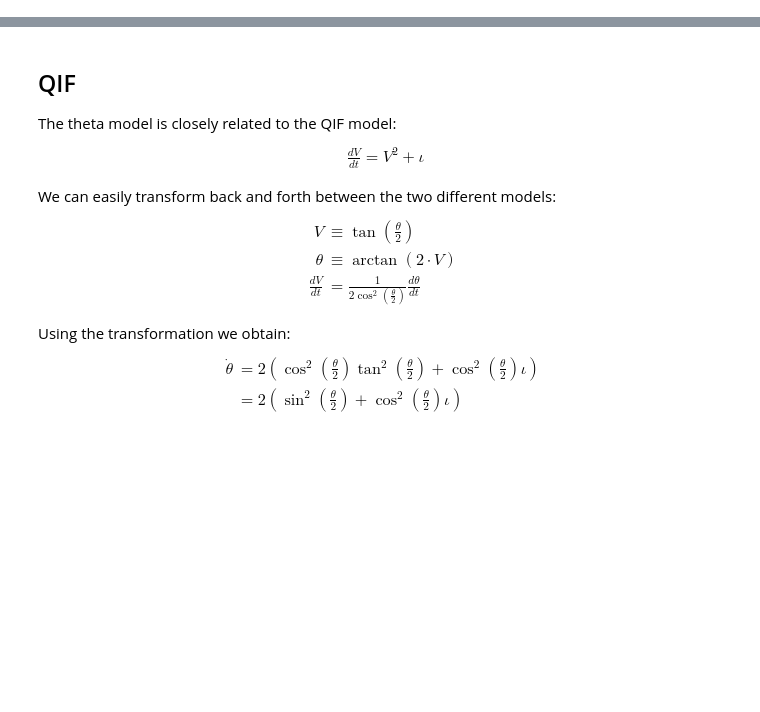
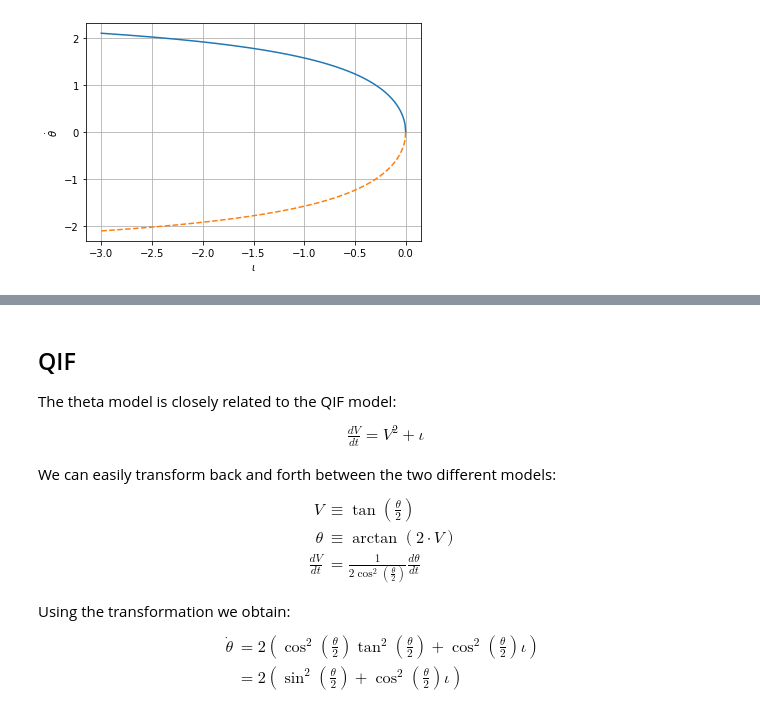
Before and after one commit to simonaertssen/AdaptiveNeuronalNetworks, a Jupyter notebook: Notes.ipynb, the cells around one changed output, grey strips where cells are left out. Saved outputs shown, nothing was run; the diff lists cells and outputs as text; code cells hidden in the pictures; blank space fills up the shorter version.

Commit message:
Notes not updated in a long time, added extra fI plot and started new script for analytical solution

```diff
--- a/Notes.ipynb
+++ b/Notes.ipynb
@@ -34 +44,11 @@ Where $j = \sqrt{-1}$.
 ![Testing the model equilibria](Figures/ThetaModelEquilibriumPoints.png)
+# %%
+x = np.linspace(-3, 0, 500)
+y = np.arccos((x + 1)/(1 - x))
+plt.grid(True)
+plt.plot(x,y);
+plt.plot(x,-y, '--');
+plt.xlabel(r"$\iota$")
+plt.ylabel(r"$\dot{\theta}$");
+# %% [output]
+[figure, added]
```
Also changed, not shown: parts of 13 cells of this notebook, 4 other files.
